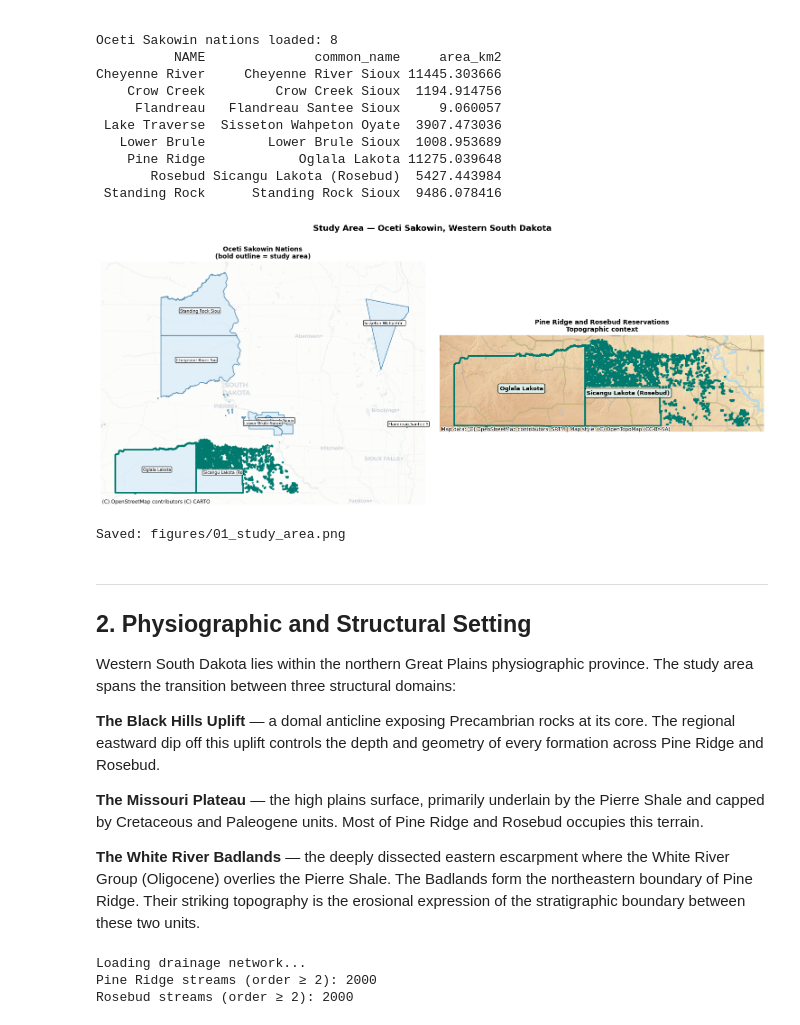
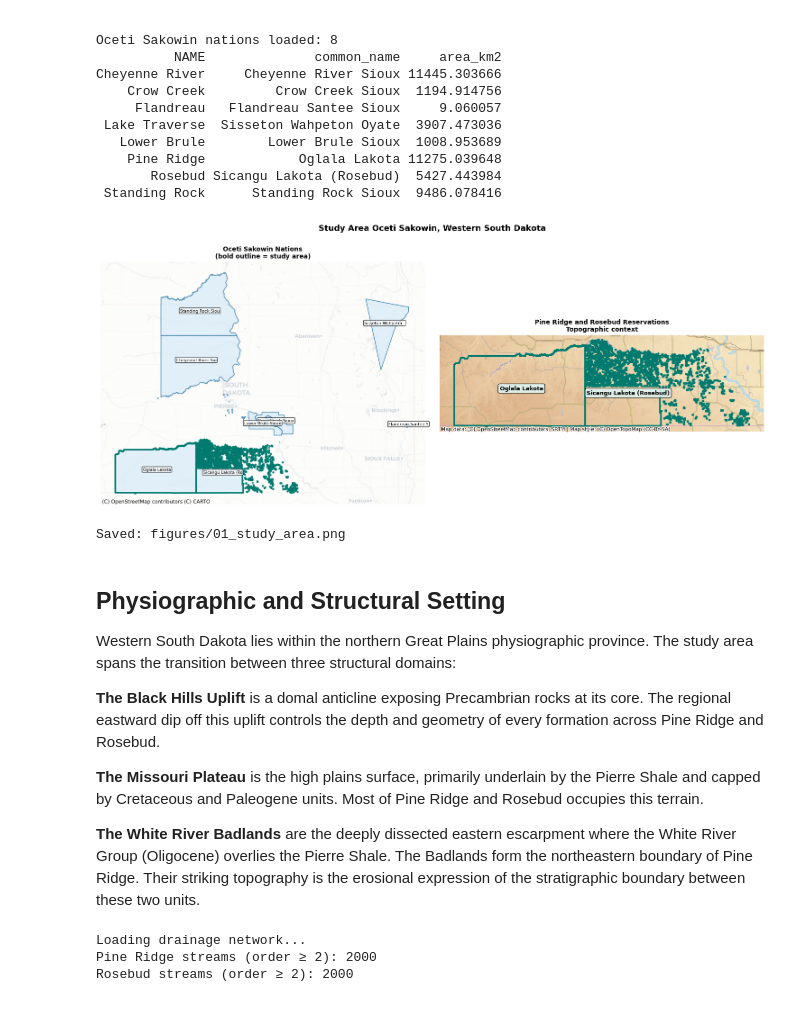
Before and after one commit to daearconsulting/Tribal_soils_geology, a Jupyter notebook: Notebooks/01_territorial_geologic_context.ipynb, the cells around one changed output. Cells and saved outputs as stored; diff of their text form; code cells hidden in the pictures.

```diff
--- a/Notebooks/01_territorial_geologic_context.ipynb
+++ b/Notebooks/01_territorial_geologic_context.ipynb
@@ -149,53 +150,52 @@ except Exception:
 ax.set_axis_off()
 ax.set_title("Oceti Sakowin Nations\n(bold outline = study area)",
              fontsize=10, fontweight="bold")
 
 # Right: Pine Ridge and Rosebud detail
 ax = axes[1]
 primary.to_crs(CRS_WEB).plot(ax=ax, facecolor="none", edgecolor=TEAL,
                               linewidth=2.5)
 for _, row in primary.iterrows():
     c = row.geometry.centroid
     c3857 = gpd.GeoSeries([c], crs=CRS_GEOGRAPHIC).to_crs(CRS_WEB).iloc[0]
     ax.annotate(row["common_name"], (c3857.x, c3857.y), ha="center", fontsize=9,
                 fontweight="bold",
                 bbox=dict(boxstyle="round,pad=0.3", facecolor=TEAL_LT, alpha=0.9))
 try:
     ctx.add_basemap(ax, source=ctx.providers.OpenTopoMap, alpha=0.7, zoom=9)
 except Exception:
     try:
         ctx.add_basemap(ax, source=ctx.providers.CartoDB.Voyager, alpha=0.7)
     except Exception:
         pass
 ax.set_axis_off()
 ax.set_title("Pine Ridge and Rosebud Reservations\nTopographic context",
              fontsize=10, fontweight="bold")
 
-plt.suptitle("Study Area — Oceti Sakowin, Western South Dakota",
+plt.suptitle("Study Area Oceti Sakowin, Western South Dakota",
              fontsize=13, fontweight="bold")
 plt.tight_layout()
-fig.savefig(FIGURES_DIR / "01_study_area.png", dpi=150, bbox_inches="tight")
+fig.savefig(FIGURES_DIR/"01_study_area.png", dpi=150, bbox_inches="tight")
 plt.show()
 print("Saved: figures/01_study_area.png")
 # %% [output]
-[figure, old version]
+[figure, new version]
 Saved: figures/01_study_area.png
 # %% [markdown]
----
-## 2. Physiographic and Structural Setting
+## Physiographic and Structural Setting
 
 Western South Dakota lies within the northern Great Plains physiographic
 province. The study area spans the transition between three structural domains:
 
-**The Black Hills Uplift** — a domal anticline exposing Precambrian rocks at
+**The Black Hills Uplift** is a domal anticline exposing Precambrian rocks at
 its core. The regional eastward dip off this uplift controls the depth and
 geometry of every formation across Pine Ridge and Rosebud.
 
-**The Missouri Plateau** — the high plains surface, primarily underlain by
+**The Missouri Plateau** is the high plains surface, primarily underlain by
 the Pierre Shale and capped by Cretaceous and Paleogene units. Most of Pine
 Ridge and Rosebud occupies this terrain.
 
-**The White River Badlands** — the deeply dissected eastern escarpment where
+**The White River Badlands** are the deeply dissected eastern escarpment where
 the White River Group (Oligocene) overlies the Pierre Shale. The Badlands
 form the northeastern boundary of Pine Ridge. Their striking topography is
 the erosional expression of the stratigraphic boundary between these two units.
```
Also changed, not shown: parts of 9 cells of this notebook, 23 other files.
